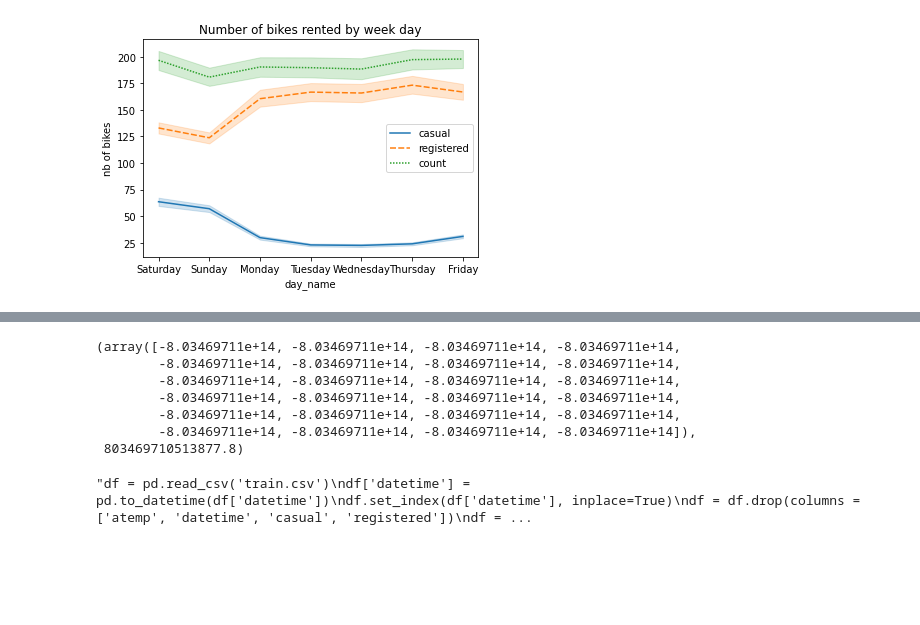
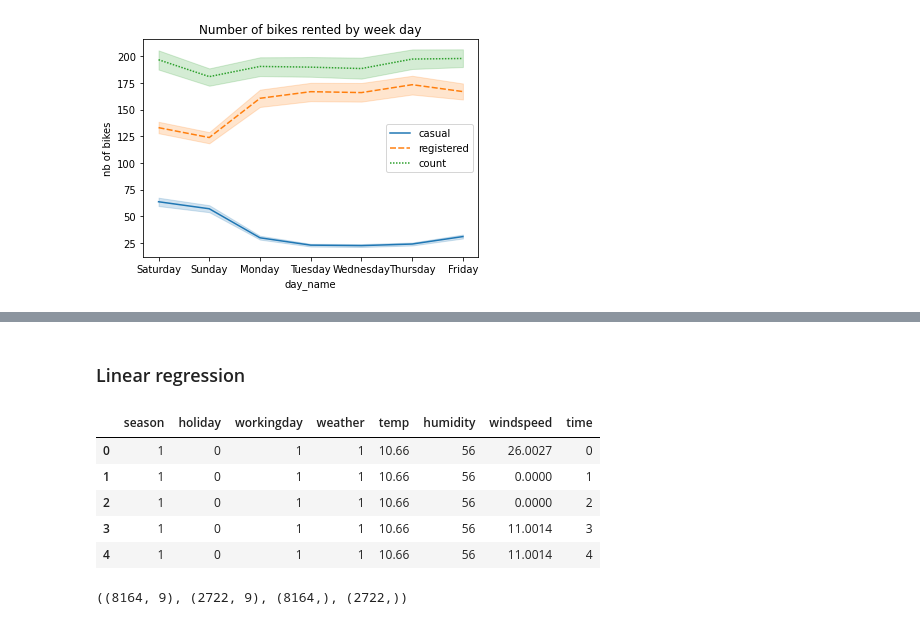
Before and after one commit to Kenoai/Spiced-Academy-Bootcamp, a Jupyter notebook: week_3/Project_3/Project_3.ipynb, the cells around one changed output, grey strips where cells are left out. Saved outputs shown, nothing was run; the diff lists cells and outputs as text; code cells hidden in the pictures; blank space fills up the shorter version.

```diff
--- a/week_3/Project_3/Project_3.ipynb
+++ b/week_3/Project_3/Project_3.ipynb
@@ -220,19 +129,2 @@ m.score(pd.DataFrame(X_test_FE), y_test)
-# %%
-m.coef_, m.intercept_
-# %% [output]
-(array([-8.03469711e+14, -8.03469711e+14, -8.03469711e+14, -8.03469711e+14,
-        -8.03469711e+14, -8.03469711e+14, -8.03469711e+14, -8.03469711e+14,
-        -8.03469711e+14, -8.03469711e+14, -8.03469711e+14, -8.03469711e+14,
-        -8.03469711e+14, -8.03469711e+14, -8.03469711e+14, -8.03469711e+14,
-        -8.03469711e+14, -8.03469711e+14, -8.03469711e+14, -8.03469711e+14,
-        -8.03469711e+14, -8.03469711e+14, -8.03469711e+14, -8.03469711e+14]),
- 803469710513877.8)
-# %%
-"""df = pd.read_csv('train.csv')
-df['datetime'] = pd.to_datetime(df['datetime'])
-df.set_index(df['datetime'], inplace=True)
-df = df.drop(columns = ['atemp', 'datetime', 'casual', 'registered'])
-df = df.resample('1D').agg({'temp':'mean', 'humidity':'mean', 'windspeed': 'mean', 'count':'sum'})
-df = df.ffill()"""
-# %% [output]
-"df = pd.read_csv('train.csv')\ndf['datetime'] = pd.to_datetime(df['datetime'])\ndf.set_index(df['datetime'], inplace=True)\ndf = df.drop(columns = ['atemp', 'datetime', 'casual', 'registered'])\ndf = ...
+# %% [markdown]
+### Linear regression
@@ -238,0 +135,23 @@ df = df.ffill()"""
+# %%
+df_test = pd.read_csv('test.csv')
+df_test = df_test.set_index('datetime')
+datetime_data = df_test.index
+df_test.reset_index(inplace=True)
+# %%
+df_test.head()
+# %% [output]
+|  | season | holiday | workingday | weather | temp | humidity | windspeed | time |
+| 0 | 1 | 0 | 1 | 1 | 10.66 | 56 | 26.0027 | 0 |
+| 1 | 1 | 0 | 1 | 1 | 10.66 | 56 | 0.0000 | 1 |
+| 2 | 1 | 0 | 1 | 1 | 10.66 | 56 | 0.0000 | 2 |
+| 3 | 1 | 0 | 1 | 1 | 10.66 | 56 | 11.0014 | 3 |
+| 4 | 1 | 0 | 1 | 1 | 10.66 | 56 | 11.0014 | 4 |
+# %%
+X = df.drop(columns=['count','registered','casual'])
+y = df['count']
+
+X_train, X_test, y_train, y_test = train_test_split(X,y,random_state=42)
+
+X_train.shape, X_test.shape, y_train.shape, y_test.shape
+# %% [output]
+((8164, 9), (2722, 9), (8164,), (2722,))
```
Also changed, not shown: parts of 45 cells of this notebook, 1 other file.
